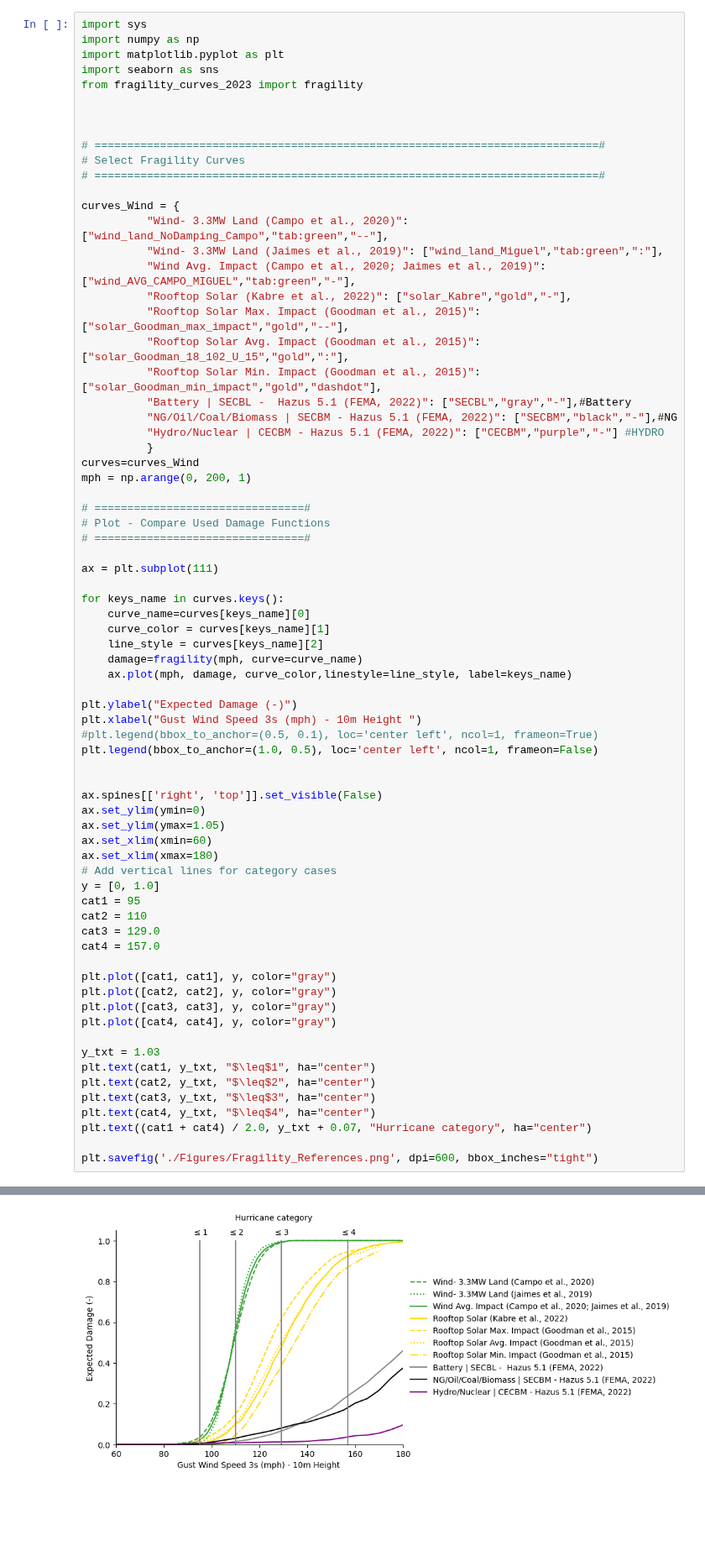
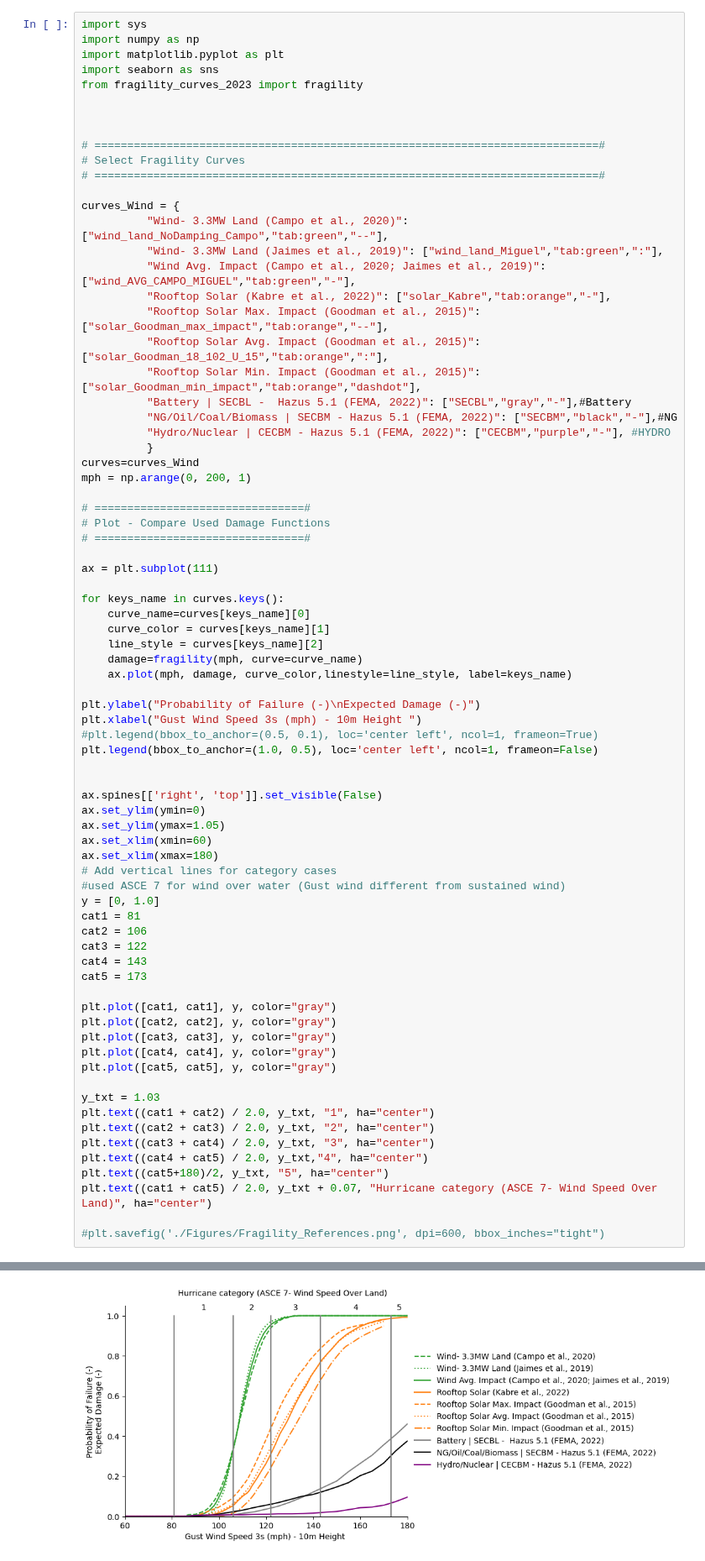
Before and after one commit to vaduraes/TemoaHurricane_V2, a Jupyter notebook: CreateDB_NC/InputData/FragilityCurvesData/PlotFragility.ipynb, the cells around one changed output, grey strips where cells are left out. Shown at 84% size. Saved outputs shown, nothing was run; the diff lists cells and outputs as text; blank space fills up the shorter version.

```diff
--- a/CreateDB_NC/InputData/FragilityCurvesData/PlotFragility.ipynb
+++ b/CreateDB_NC/InputData/FragilityCurvesData/PlotFragility.ipynb
@@ -90,13 +93,13 @@ curves_Wind = {
           "Wind- 3.3MW Land (Campo et al., 2020)": ["wind_land_NoDamping_Campo","tab:green","--"],
           "Wind- 3.3MW Land (Jaimes et al., 2019)": ["wind_land_Miguel","tab:green",":"],
           "Wind Avg. Impact (Campo et al., 2020; Jaimes et al., 2019)":["wind_AVG_CAMPO_MIGUEL","tab:green","-"],
-          "Rooftop Solar (Kabre et al., 2022)": ["solar_Kabre","gold","-"],
-          "Rooftop Solar Max. Impact (Goodman et al., 2015)": ["solar_Goodman_max_impact","gold","--"],
-          "Rooftop Solar Avg. Impact (Goodman et al., 2015)": ["solar_Goodman_18_102_U_15","gold",":"],
-          "Rooftop Solar Min. Impact (Goodman et al., 2015)": ["solar_Goodman_min_impact","gold","dashdot"],
+          "Rooftop Solar (Kabre et al., 2022)": ["solar_Kabre","tab:orange","-"],
+          "Rooftop Solar Max. Impact (Goodman et al., 2015)": ["solar_Goodman_max_impact","tab:orange","--"],
+          "Rooftop Solar Avg. Impact (Goodman et al., 2015)": ["solar_Goodman_18_102_U_15","tab:orange",":"],
+          "Rooftop Solar Min. Impact (Goodman et al., 2015)": ["solar_Goodman_min_impact","tab:orange","dashdot"],
           "Battery | SECBL -  Hazus 5.1 (FEMA, 2022)": ["SECBL","gray","-"],#Battery
           "NG/Oil/Coal/Biomass | SECBM - Hazus 5.1 (FEMA, 2022)": ["SECBM","black","-"],#NG
-          "Hydro/Nuclear | CECBM - Hazus 5.1 (FEMA, 2022)": ["CECBM","purple","-"] #HYDRO
+          "Hydro/Nuclear | CECBM - Hazus 5.1 (FEMA, 2022)": ["CECBM","purple","-"], #HYDRO
           }
 curves=curves_Wind
 mph = np.arange(0, 200, 1)
@@ -114,7 +117,7 @@ for keys_name in curves.keys():
     damage=fragility(mph, curve=curve_name)
     ax.plot(mph, damage, curve_color,linestyle=line_style, label=keys_name)
 
-plt.ylabel("Expected Damage (-)")
+plt.ylabel("Probability of Failure (-)\nExpected Damage (-)")
 plt.xlabel("Gust Wind Speed 3s (mph) - 10m Height ")
 #plt.legend(bbox_to_anchor=(0.5, 0.1), loc='center left', ncol=1, frameon=True)
 plt.legend(bbox_to_anchor=(1.0, 0.5), loc='center left', ncol=1, frameon=False)
@@ -126,23 +129,27 @@ ax.set_ylim(ymax=1.05)
 ax.set_xlim(xmin=60)
 ax.set_xlim(xmax=180)
 # Add vertical lines for category cases
+#used ASCE 7 for wind over water (Gust wind different from sustained wind)
 y = [0, 1.0]
-cat1 = 95
-cat2 = 110
-cat3 = 129.0
-cat4 = 157.0
+cat1 = 81
+cat2 = 106
+cat3 = 122
+cat4 = 143
+cat5 = 173
 
 plt.plot([cat1, cat1], y, color="gray")
 plt.plot([cat2, cat2], y, color="gray")
 plt.plot([cat3, cat3], y, color="gray")
 plt.plot([cat4, cat4], y, color="gray")
+plt.plot([cat5, cat5], y, color="gray")
 
 y_txt = 1.03
-plt.text(cat1, y_txt, "$\leq$1", ha="center")
-plt.text(cat2, y_txt, "$\leq$2", ha="center")
-plt.text(cat3, y_txt, "$\leq$3", ha="center")
-plt.text(cat4, y_txt, "$\leq$4", ha="center")
-plt.text((cat1 + cat4) / 2.0, y_txt + 0.07, "Hurricane category", ha="center")
+plt.text((cat1 + cat2) / 2.0, y_txt, "1", ha="center")
+plt.text((cat2 + cat3) / 2.0, y_txt, "2", ha="center")
+plt.text((cat3 + cat4) / 2.0, y_txt, "3", ha="center")
+plt.text((cat4 + cat5) / 2.0, y_txt,"4", ha="center")
+plt.text((cat5+180)/2, y_txt, "5", ha="center")
+plt.text((cat1 + cat5) / 2.0, y_txt + 0.07, "Hurricane category (ASCE 7- Wind Speed Over Land)", ha="center")
 
-plt.savefig('./Figures/Fragility_References.png', dpi=600, bbox_inches="tight")
+#plt.savefig('./Figures/Fragility_References.png', dpi=600, bbox_inches="tight")
 # %% [output]
@@ -149 +157 @@ plt.savefig('./Figures/Fragility_References.png', dpi=600, bbox_inches="tight")
-[figure, old version]
+[figure, new version]
```
Also changed, not shown: parts of 9 cells of this notebook, 3 other files.
